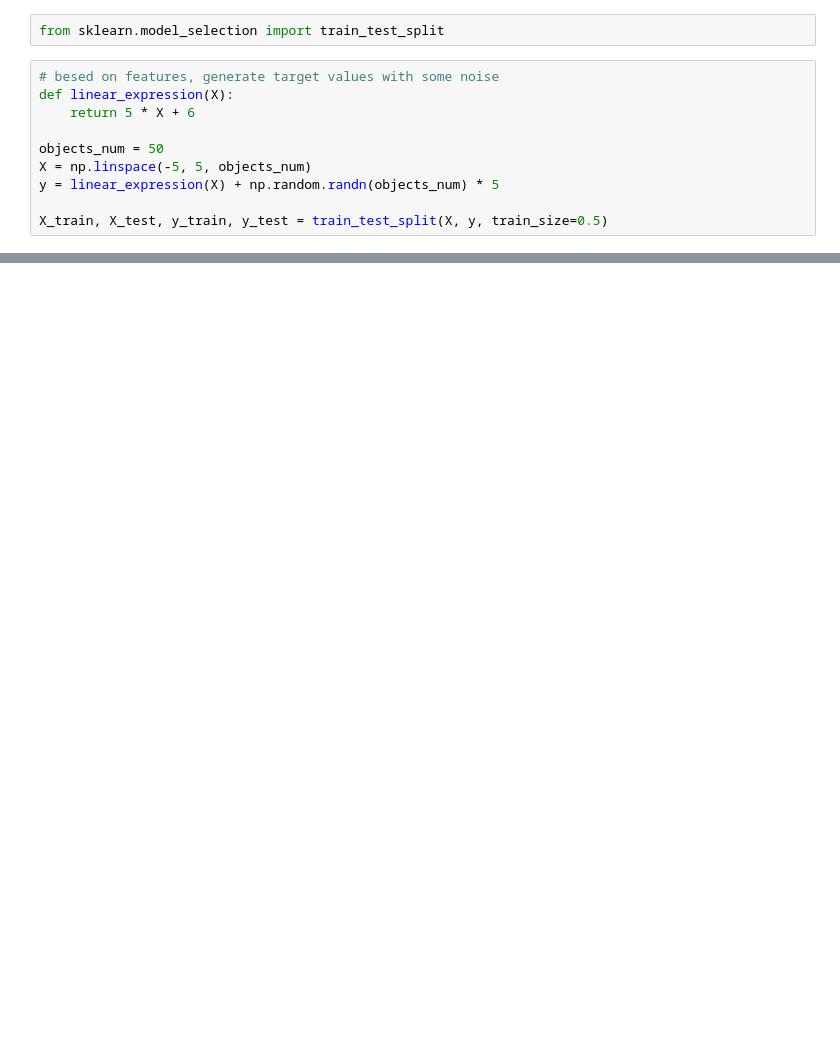
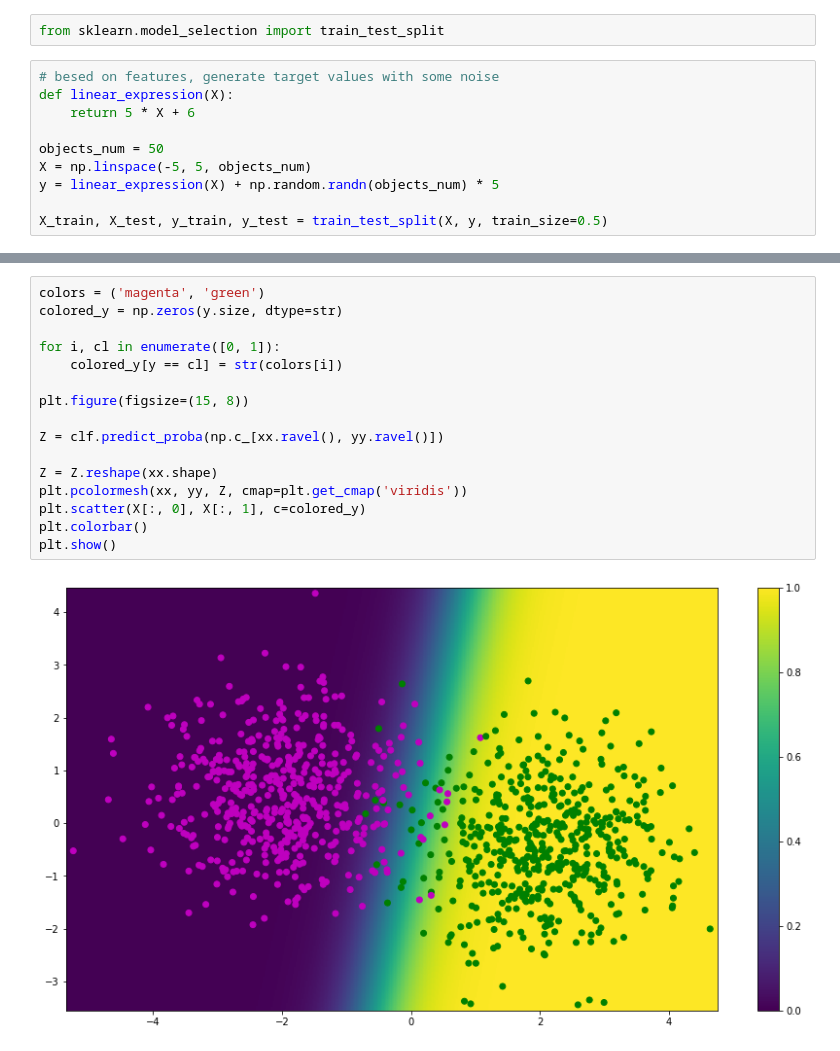
Before and after one commit to 1mmo/linear-models, a Jupyter notebook: src/linreg_regularization.ipynb, the cells around one changed output, grey strips where cells are left out. Cells and saved outputs as stored; diff of their text form; blank space fills up the shorter version.

```diff
--- a/src/linreg_regularization.ipynb
+++ b/src/linreg_regularization.ipynb
@@ -257,0 +362,18 @@ plt.show()
+# %%
+colors = ('magenta', 'green')
+colored_y = np.zeros(y.size, dtype=str)
+
+for i, cl in enumerate([0, 1]):
+    colored_y[y == cl] = str(colors[i])
+
+plt.figure(figsize=(15, 8))
+
+Z = clf.predict_proba(np.c_[xx.ravel(), yy.ravel()])
+
+Z = Z.reshape(xx.shape)
+plt.pcolormesh(xx, yy, Z, cmap=plt.get_cmap('viridis'))
+plt.scatter(X[:, 0], X[:, 1], c=colored_y)
+plt.colorbar()
+plt.show()
+# %% [output]
+[figure, added]
```
Also changed, not shown: parts of 34 cells of this notebook, 1 other file.
